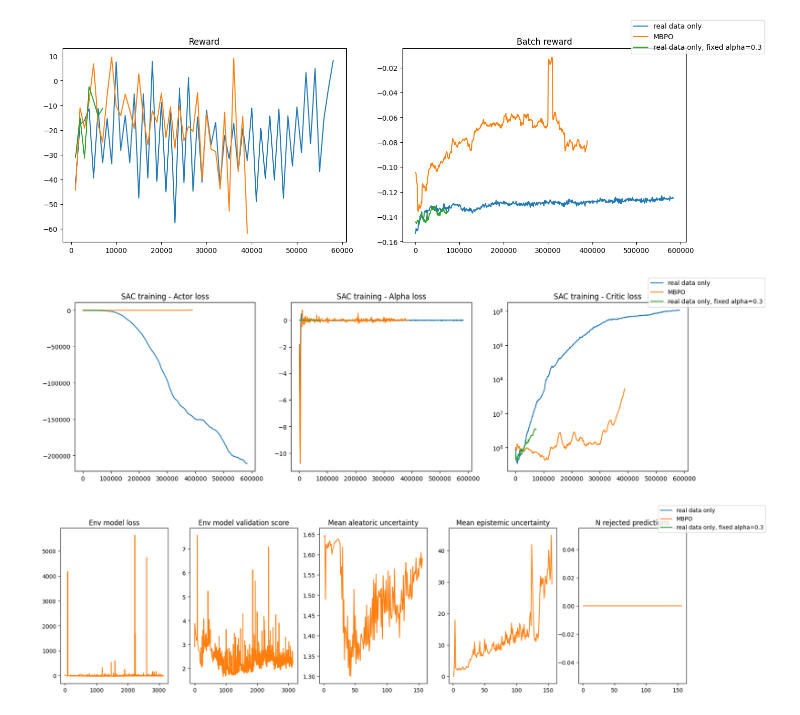
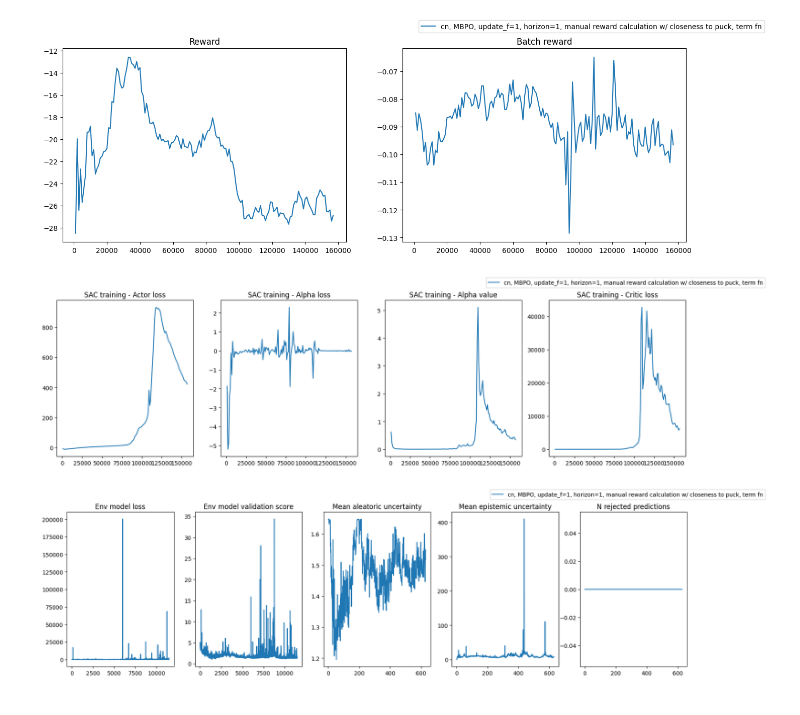
Before and after one commit to richard-be/RL-Hockey, a Jupyter notebook: experiments/mbpo/train_results.ipynb, the cells around one changed output. Cells and saved outputs as stored; diff of their text form; code cells hidden in the pictures.

Commit message:
tested various fixes to get MBPO to work on hockey; none successful

```diff
--- a/experiments/mbpo/train_results.ipynb
+++ b/experiments/mbpo/train_results.ipynb
@@ -16,15 +16,26 @@ ENV = "Hockey-One-v0"
 RESULTS_DIR = f"outputs/mbpo/default/gym___{ENV}"
 
 runs = [
-    ("2026.02.04/130615", "real data only"),
-    ("2026.02.04/130737", "MBPO"),
-    ("2026.02.04/150451", "real data only, fixed alpha=0.3"),
+    # ("2026.02.04/130615", "real data only"),
+    # ("2026.02.04/130737", "MBPO"),
+    # ("2026.02.04/150451", "real data only, fixed alpha=0.3"),
+    # ("latest", "latest"),
+    # ("2026.02.05/120550", "colored noise, SAC"),
+    # ("2026.02.05/120649", "colored noise, MBPO"),
+    # ("2026.02.05/131530", "colored noise, SAC, update_frq=1"),
+    # ("2026.02.05/134007", "colored noise, SAC, update_frq=1"),
+    # ("2026.02.05/151110", "colored noise, MBPO, update_frq=1, horizon=1"),
+    # ("2026.02.06/115535", "cn, MBPO, update_f=1, horizon=1, faked reward prediction"),
+    # ("2026.02.06/172422", "cn, MBPO, update_f=1, horizon=1, seperate reward prediction"),
+    # ("2026.02.10/155958", "cn, MBPO, update_f=10, horizon=1, manual reward calculation"),
+    # ("2026.02.10/162533", "cn, MBPO, update_f=10, horizon=1, manual reward calculation w/ closeness to puck"), # no term function yet
+    ("2026.02.10/165245", "cn, MBPO, update_f=1, horizon=1, manual reward calculation w/ closeness to puck, term fn"),
 ]
 # %%
 def get_statistics(run):
     model_dir = get_latest_run_dir(RESULTS_DIR) if run == "latest" else f"{RESULTS_DIR}/{run}"
     results = pd.read_csv(f"{model_dir}/results.csv")
-    if os.path.exists(model_dir+"/model.pth"):
+    if os.path.exists(model_dir+"/model.pth") or os.path.exists(model_dir+"/state_model.pth"):
         model_train = pd.read_csv(f"{model_dir}/model_train.csv")
         uncertainties = pd.read_csv(f"{model_dir}/env_uncertainty.csv")
     else:
@@ -39,7 +50,7 @@ statistics = {run: get_statistics(run) for run, _ in runs}
 # figs, axs = plt.subplots(5, 2, figsize=(12, 16))
 
 fig_rew, (rew_axis, batch_rew_axis) = plt.subplots(1, 2, figsize=(16, 5))
-fig_sac, (sac_axis0, sac_axis1, sac_axis2) = plt.subplots(1, 3, figsize=(18, 5))
+fig_sac, (sac_axis0, sac_axis1, sac_axis2, sac_axis3) = plt.subplots(1, 4, figsize=(20, 5))
 fig_model, (model_axis0, model_axis1, model_axis2, model_axis3, model_axis4) = plt.subplots(1, 5, figsize=(20, 5))
 
 figs = [fig_rew, fig_sac, fig_model]
@@ -52,40 +63,43 @@ for run_id, run_name in runs:
     results, model_train, uncertainties, train = statistics[run_id]
 
     rew_axis.set_title("Reward")
-    rew_axis.plot(results['env_step'], results['episode_reward'], label=run_name)
+    results["smoothed_reward"] = results['episode_reward'].rolling(window=20, min_periods=1).mean()
+    rew_axis.plot(results['env_step'], results['smoothed_reward'], label=run_name)
 
     sac_axis0.set_title("SAC training - Actor loss")
     sac_axis0.plot(train['step'], train['actor_loss'], label=run_name)
 
     sac_axis1.set_title("SAC training - Alpha loss")
     sac_axis1.plot(train['step'], train['alpha_loss'], label=run_name)
 
-    sac_axis2.set_title("SAC training - Critic loss")
-    sac_axis2.plot(train['step'], train['critic_loss'], label=run_name)
-    sac_axis2.set_yscale("log")
+    sac_axis2.set_title("SAC training - Alpha value")
+    sac_axis2.plot(train['step'], train['alpha_value'], label=run_name)
+
+    sac_axis3.set_title("SAC training - Critic loss")
+    sac_axis3.plot(train['step'], train['critic_loss'], label=run_name)
 
     batch_rew_axis.set_title("Batch reward")
     batch_rew_axis.plot(train['step'], train['batch_reward'], label=run_name)
 
     model_axis0.set_title("Env model loss")
     model_axis0.plot(model_train['step'], model_train['model_loss'], label=run_name)
 
     model_axis1.set_title("Env model validation score")
     model_axis1.plot(model_train['step'], model_train['model_val_score'], label=run_name)
 
 
     model_axis2.set_title("Mean aleatoric uncertainty")
     model_axis2.plot(uncertainties['step'], uncertainties['alea_uncert_mean'], label=run_name)
 
     model_axis3.set_title("Mean epistemic uncertainty")
     model_axis3.plot(uncertainties['step'], uncertainties['epis_uncert_mean'], label=run_name)
 
     model_axis4.set_title("N rejected predictions")
     model_axis4.plot(uncertainties['step'], uncertainties['n_rejected_predictions'], label=run_name)
 
 [f.legend([run_name for _, run_name in runs]) for f in figs]
 None
 # %% [output]
-[figure, old version]
+[figure, new version]
-[figure, old version]
+[figure, new version]
-[figure, old version]
+[figure, new version]
```
Also changed, not shown: parts of 1 cell of this notebook, 14 other files.
